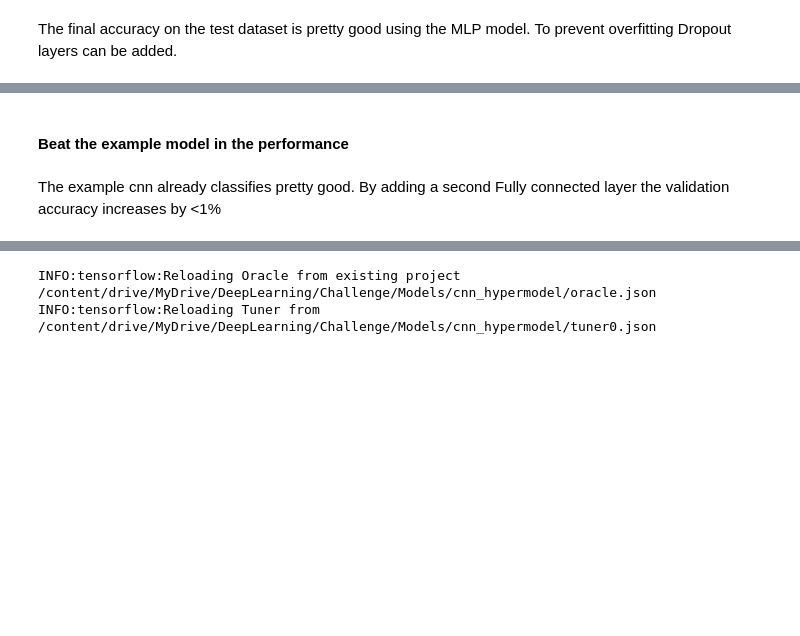
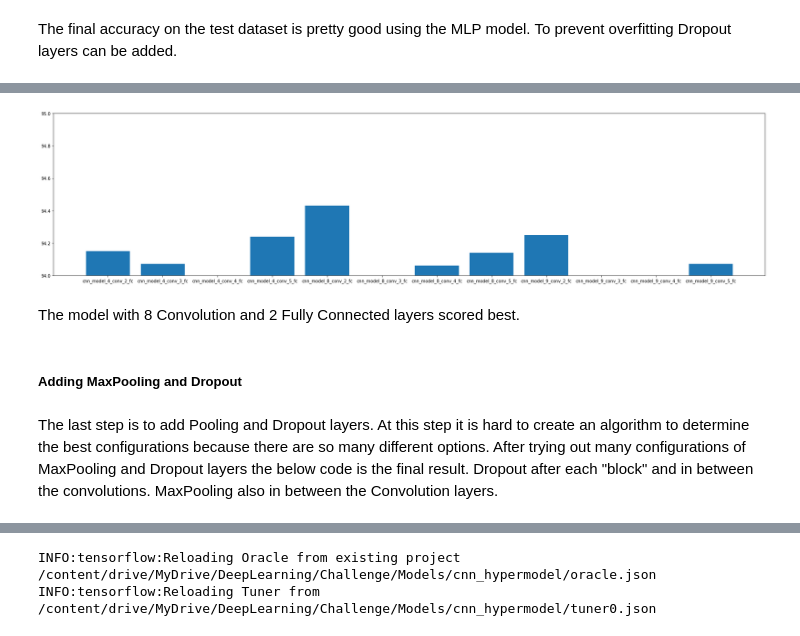
Before and after one commit to gabelstapler6/QuickDrawClassification, a Jupyter notebook: challenge.ipynb, the cells around one changed output, grey strips where cells are left out. Saved outputs shown, nothing was run; the diff lists cells and outputs as text; code cells hidden in the pictures; blank space fills up the shorter version.

```diff
--- a/challenge.ipynb
+++ b/challenge.ipynb
@@ -448 +541,11 @@ The example model is used as a starting point and to test the dataset.
+# %%
+plot_dict(scores, 94, 95, (30, 7))
+# %% [output]
+[figure, added]
+# %% [markdown]
+The model with 8 Convolution and 2 Fully Connected layers scored best.
+# %% [markdown]
+##### Adding MaxPooling and Dropout
+# %% [markdown]
+The last step is to add Pooling and Dropout layers. At this step it is hard to create an algorithm to determine the best configurations because there are so many different options. After trying out many configurations of MaxPooling and Dropout layers the below code is the final result. Dropout after each "block" and in between the convolutions. MaxPooling also in between the Convolution layers.
 # %%
@@ -468,4 +581,0 @@ process_model(example_cnn_model, epochs=20)
-# %% [markdown]
-#### Beat the example model in the performance
-# %% [markdown]
-The example cnn already classifies pretty good. By adding a second Fully connected layer the validation accuracy increases by <1%
```
Also changed, not shown: parts of 79 cells of this notebook.
